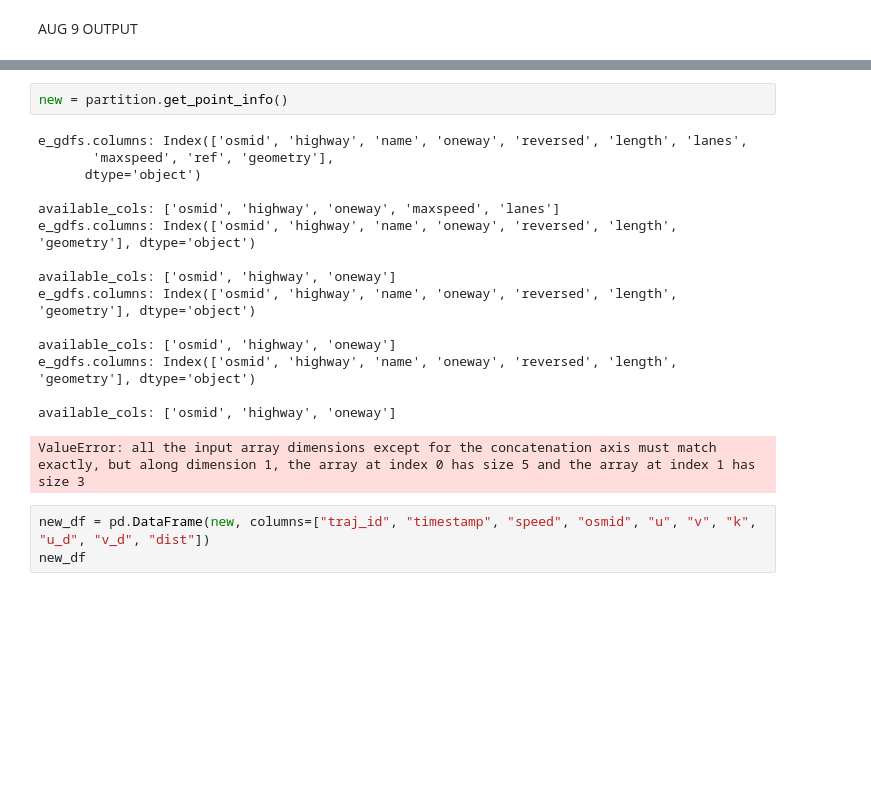
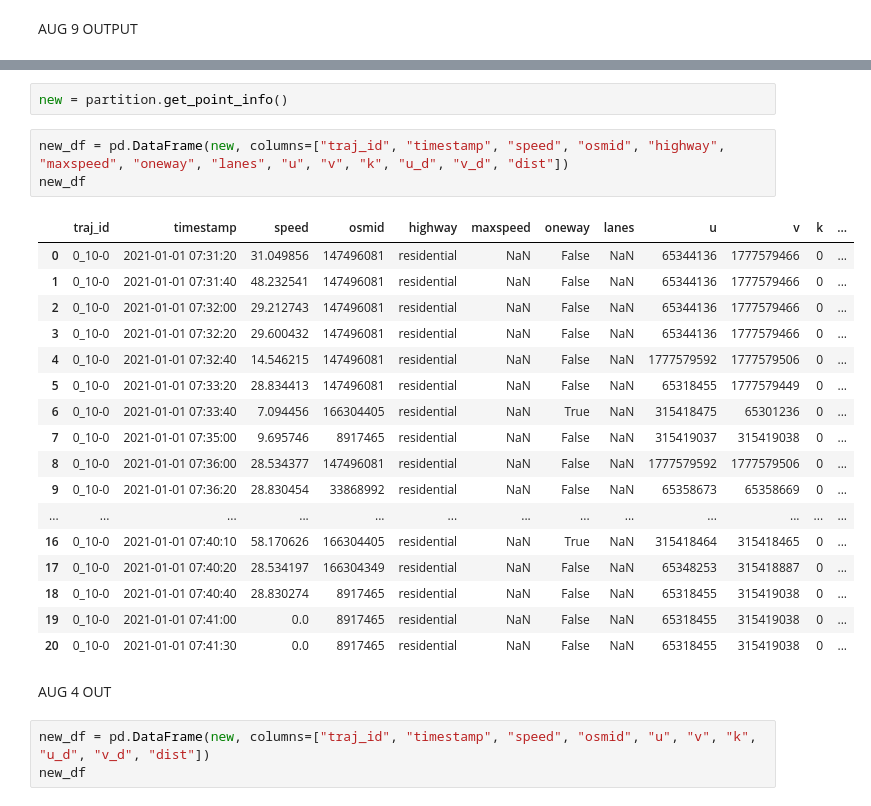
Before and after one commit to ana-e-uk/mapmetadata, a Jupyter notebook: testing/test_osmnx.ipynb, the cells around one changed output, grey strips where cells are left out. Saved outputs shown, nothing was run; the diff lists cells and outputs as text; blank space fills up the shorter version.

Commit message:
vectorizing map match func

```diff
--- a/testing/test_osmnx.ipynb
+++ b/testing/test_osmnx.ipynb
@@ -970,21 +964,28 @@ space group index: [2 1 3 1 0]
-# %%
-new = partition.get_point_info()
-# %% [output]
-e_gdfs.columns: Index(['osmid', 'highway', 'name', 'oneway', 'reversed', 'length', 'lanes',
-       'maxspeed', 'ref', 'geometry'],
-      dtype='object')
-
-available_cols: ['osmid', 'highway', 'oneway', 'maxspeed', 'lanes']
-e_gdfs.columns: Index(['osmid', 'highway', 'name', 'oneway', 'reversed', 'length', 'geometry'], dtype='object')
-
-available_cols: ['osmid', 'highway', 'oneway']
-e_gdfs.columns: Index(['osmid', 'highway', 'name', 'oneway', 'reversed', 'length', 'geometry'], dtype='object')
-
-available_cols: ['osmid', 'highway', 'oneway']
-e_gdfs.columns: Index(['osmid', 'highway', 'name', 'oneway', 'reversed', 'length', 'geometry'], dtype='object')
-
-available_cols: ['osmid', 'highway', 'oneway']
-ValueError: all the input array dimensions except for the concatenation axis must match exactly, but along dimension 1, the array at index 0 has size 5 and the array at index 1 has size 3
+# %%
+new = partition.get_point_info()
+# %%
+new_df = pd.DataFrame(new, columns=["traj_id", "timestamp", "speed", "osmid", "highway", "maxspeed", "oneway", "lanes", "u", "v", "k", "u_d", "v_d", "dist"])
+new_df
+# %% [output]
+|  | traj_id | timestamp | speed | osmid | highway | maxspeed | oneway | lanes | u | v | k | ... |
+| 0 | 0_10-0 | 2021-01-01 07:31:20 | 31.049856 | 147496081 | residential | NaN | False | NaN | 65344136 | 1777579466 | 0 | ... |
+| 1 | 0_10-0 | 2021-01-01 07:31:40 | 48.232541 | 147496081 | residential | NaN | False | NaN | 65344136 | 1777579466 | 0 | ... |
+| 2 | 0_10-0 | 2021-01-01 07:32:00 | 29.212743 | 147496081 | residential | NaN | False | NaN | 65344136 | 1777579466 | 0 | ... |
+| 3 | 0_10-0 | 2021-01-01 07:32:20 | 29.600432 | 147496081 | residential | NaN | False | NaN | 65344136 | 1777579466 | 0 | ... |
+| 4 | 0_10-0 | 2021-01-01 07:32:40 | 14.546215 | 147496081 | residential | NaN | False | NaN | 1777579592 | 1777579506 | 0 | ... |
+| 5 | 0_10-0 | 2021-01-01 07:33:20 | 28.834413 | 147496081 | residential | NaN | False | NaN | 65318455 | 1777579449 | 0 | ... |
+| 6 | 0_10-0 | 2021-01-01 07:33:40 | 7.094456 | 166304405 | residential | NaN | True | NaN | 315418475 | 65301236 | 0 | ... |
+| 7 | 0_10-0 | 2021-01-01 07:35:00 | 9.695746 | 8917465 | residential | NaN | False | NaN | 315419037 | 315419038 | 0 | ... |
+| 8 | 0_10-0 | 2021-01-01 07:36:00 | 28.534377 | 147496081 | residential | NaN | False | NaN | 1777579592 | 1777579506 | 0 | ... |
+| 9 | 0_10-0 | 2021-01-01 07:36:20 | 28.830454 | 33868992 | residential | NaN | False | NaN | 65358673 | 65358669 | 0 | ... |
+| ... | ... | ... | ... | ... | ... | ... | ... | ... | ... | ... | ... | ... |
+| 16 | 0_10-0 | 2021-01-01 07:40:10 | 58.170626 | 166304405 | residential | NaN | True | NaN | 315418464 | 315418465 | 0 | ... |
+| 17 | 0_10-0 | 2021-01-01 07:40:20 | 28.534197 | 166304349 | residential | NaN | False | NaN | 65348253 | 315418887 | 0 | ... |
+| 18 | 0_10-0 | 2021-01-01 07:40:40 | 28.830274 | 8917465 | residential | NaN | False | NaN | 65318455 | 315419038 | 0 | ... |
+| 19 | 0_10-0 | 2021-01-01 07:41:00 | 0.0 | 8917465 | residential | NaN | False | NaN | 65318455 | 315419038 | 0 | ... |
+| 20 | 0_10-0 | 2021-01-01 07:41:30 | 0.0 | 8917465 | residential | NaN | False | NaN | 65318455 | 315419038 | 0 | ... |
+# %% [markdown]
+AUG 4 OUT
 # %%
 new_df = pd.DataFrame(new, columns=["traj_id", "timestamp", "speed", "osmid", "u", "v", "k", "u_d", "v_d", "dist"])
 new_df
```
Also changed, not shown: parts of 3 cells of this notebook, 1 other file.
